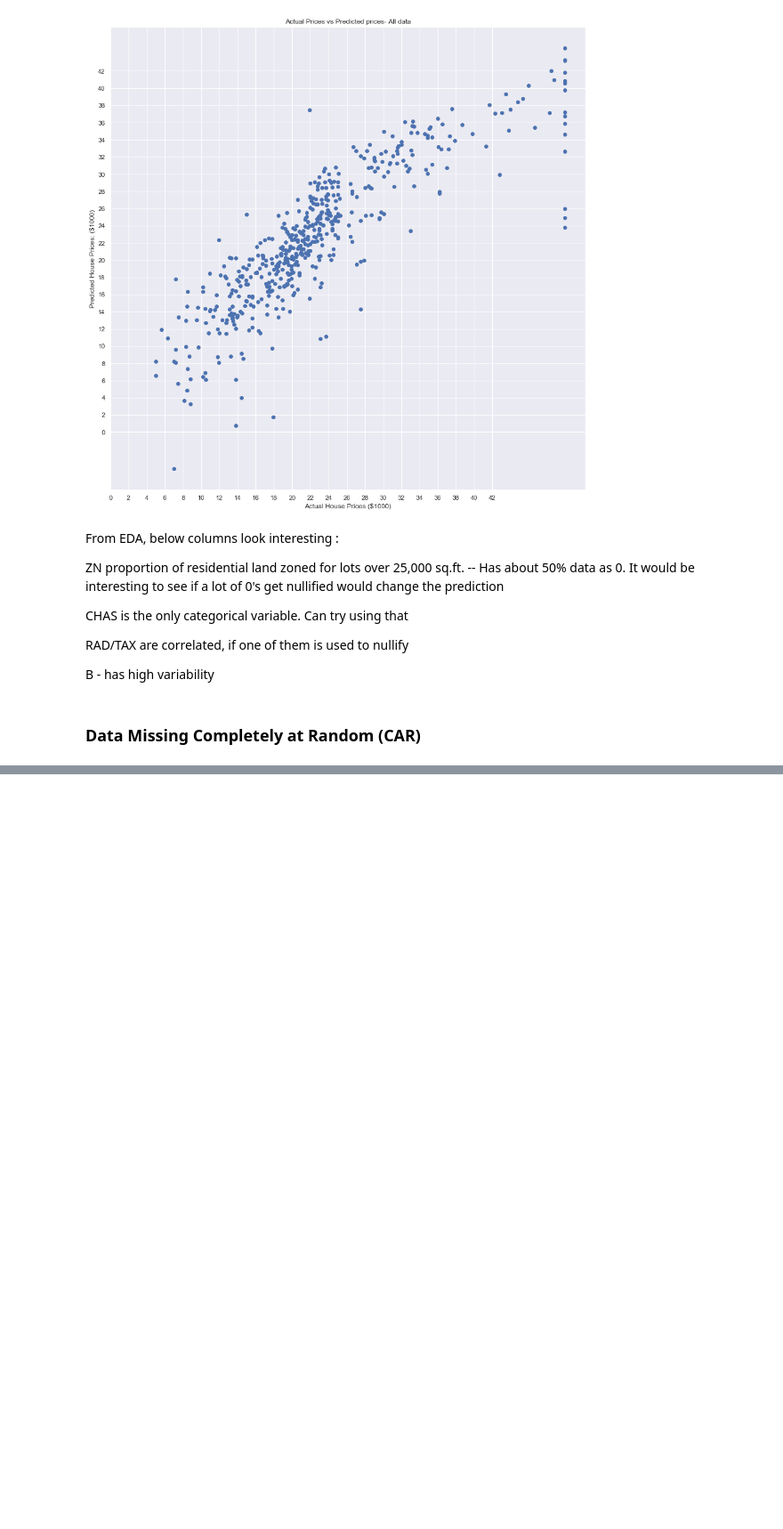
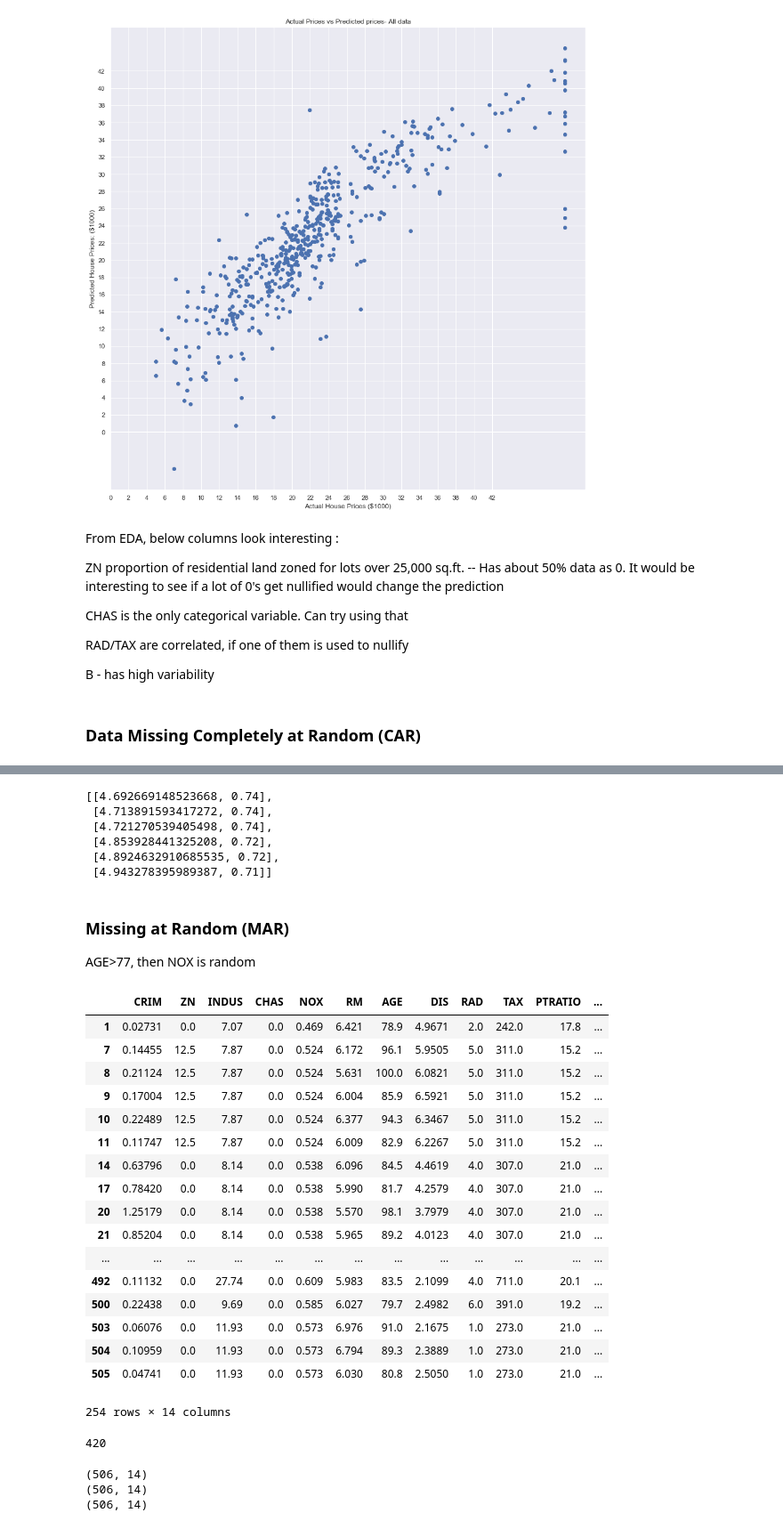
Before and after one commit to tanvi-arora/usecases, a Jupyter notebook: CaseStudy10_Imputation.ipynb, the cells around one changed output, grey strips where cells are left out. Shown at 89% size. Saved outputs shown, nothing was run; the diff lists cells and outputs as text; code cells hidden in the pictures; blank space fills up the shorter version.

```diff
--- a/CaseStudy10_Imputation.ipynb
+++ b/CaseStudy10_Imputation.ipynb
@@ -263,4 +306,42 @@ def df_impute(orig_df,function):
 # %%
-bos_car_df=[]
-per_arr=[1,5,10,20,33,50]
-bos_car_df=[new_df(bos,p,'RAD',999) for p in per_arr]
+bos_car_rm_df=[]
+per_car_arr=[1,5,10,20,33,50]
+bos_car_rm_df=[new_df(bos,p,'RM',999) for p in per_arr]
+bos_car_rm_impute_mean_df=[]
+bos_car_rm_impute_mean_df=[df_impute(df,'mean') for df in bos_car_rm_df]
+goodness_car_rm=[]
+goodness_car_rm=[linear_reg_goodness(df,'PRICE') for df in bos_car_rm_impute_mean_df]
+goodness_car_rm
+# %% [output]
+[[4.692669148523668, 0.74],
+ [4.713891593417272, 0.74],
+ [4.721270539405498, 0.74],
+ [4.853928441325208, 0.72],
+ [4.8924632910685535, 0.72],
+ [4.943278395989387, 0.71]]
+# %% [markdown]
+### Missing at Random (MAR)
+
+AGE>77, then NOX is random
+# %%
+bos_test2=bos.copy()
+bos_test2[bos_test2['AGE']>77]
+# %% [output]
+|  | CRIM | ZN | INDUS | CHAS | NOX | RM | AGE | DIS | RAD | TAX | PTRATIO | ... |
+| 1 | 0.02731 | 0.0 | 7.07 | 0.0 | 0.469 | 6.421 | 78.9 | 4.9671 | 2.0 | 242.0 | 17.8 | ... |
+| 7 | 0.14455 | 12.5 | 7.87 | 0.0 | 0.524 | 6.172 | 96.1 | 5.9505 | 5.0 | 311.0 | 15.2 | ... |
+| 8 | 0.21124 | 12.5 | 7.87 | 0.0 | 0.524 | 5.631 | 100.0 | 6.0821 | 5.0 | 311.0 | 15.2 | ... |
+| 9 | 0.17004 | 12.5 | 7.87 | 0.0 | 0.524 | 6.004 | 85.9 | 6.5921 | 5.0 | 311.0 | 15.2 | ... |
+| 10 | 0.22489 | 12.5 | 7.87 | 0.0 | 0.524 | 6.377 | 94.3 | 6.3467 | 5.0 | 311.0 | 15.2 | ... |
+| 11 | 0.11747 | 12.5 | 7.87 | 0.0 | 0.524 | 6.009 | 82.9 | 6.2267 | 5.0 | 311.0 | 15.2 | ... |
+| 14 | 0.63796 | 0.0 | 8.14 | 0.0 | 0.538 | 6.096 | 84.5 | 4.4619 | 4.0 | 307.0 | 21.0 | ... |
+| 17 | 0.78420 | 0.0 | 8.14 | 0.0 | 0.538 | 5.990 | 81.7 | 4.2579 | 4.0 | 307.0 | 21.0 | ... |
+| 20 | 1.25179 | 0.0 | 8.14 | 0.0 | 0.538 | 5.570 | 98.1 | 3.7979 | 4.0 | 307.0 | 21.0 | ... |
+| 21 | 0.85204 | 0.0 | 8.14 | 0.0 | 0.538 | 5.965 | 89.2 | 4.0123 | 4.0 | 307.0 | 21.0 | ... |
+| ... | ... | ... | ... | ... | ... | ... | ... | ... | ... | ... | ... | ... |
+| 492 | 0.11132 | 0.0 | 27.74 | 0.0 | 0.609 | 5.983 | 83.5 | 2.1099 | 4.0 | 711.0 | 20.1 | ... |
+| 500 | 0.22438 | 0.0 | 9.69 | 0.0 | 0.585 | 6.027 | 79.7 | 2.4982 | 6.0 | 391.0 | 19.2 | ... |
+| 503 | 0.06076 | 0.0 | 11.93 | 0.0 | 0.573 | 6.976 | 91.0 | 2.1675 | 1.0 | 273.0 | 21.0 | ... |
+| 504 | 0.10959 | 0.0 | 11.93 | 0.0 | 0.573 | 6.794 | 89.3 | 2.3889 | 1.0 | 273.0 | 21.0 | ... |
+| 505 | 0.04741 | 0.0 | 11.93 | 0.0 | 0.573 | 6.030 | 80.8 | 2.5050 | 1.0 | 273.0 | 21.0 | ... |
+254 rows × 14 columns
@@ -266,0 +353,4 @@ bos_car_df=[new_df(bos,p,'RAD',999) for p in per_arr]
+# %%
+np.random.choice(bos_age_mar_indices)
+# %% [output]
+420
@@ -267,2 +371,9 @@ bos_car_df=[new_df(bos,p,'RAD',999) for p in per_arr]
+# %%
+for i in bos_mar_df:
+    print(i.shape)
+# %% [output]
+(506, 14)
+(506, 14)
+(506, 14)
 # %%
 c=0
```
Also changed, not shown: parts of 25 cells of this notebook.
